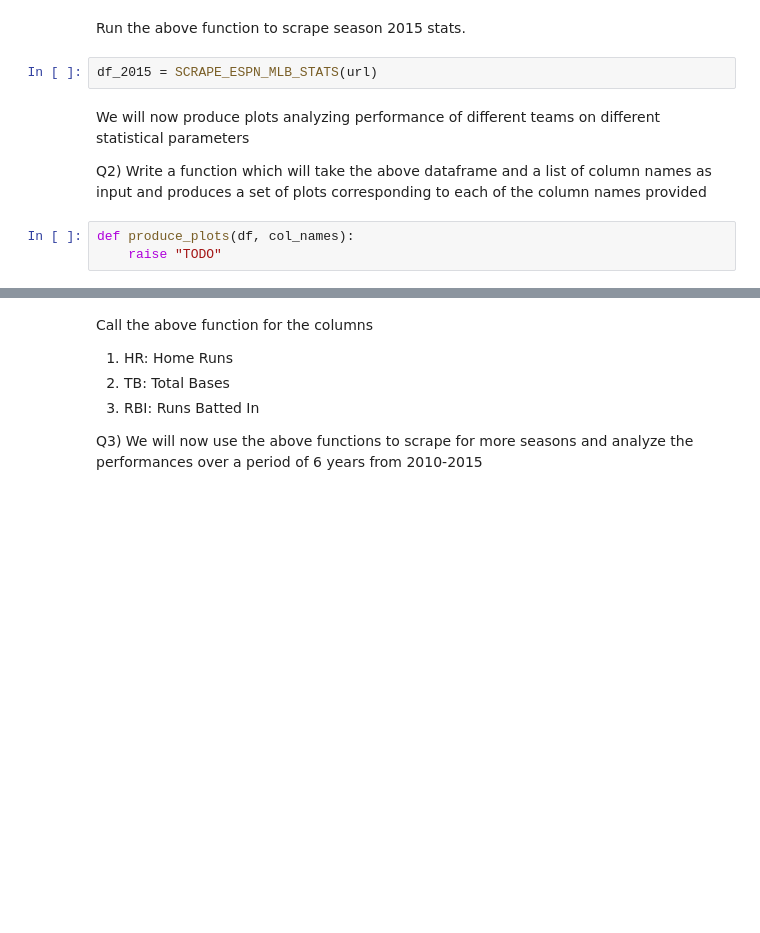
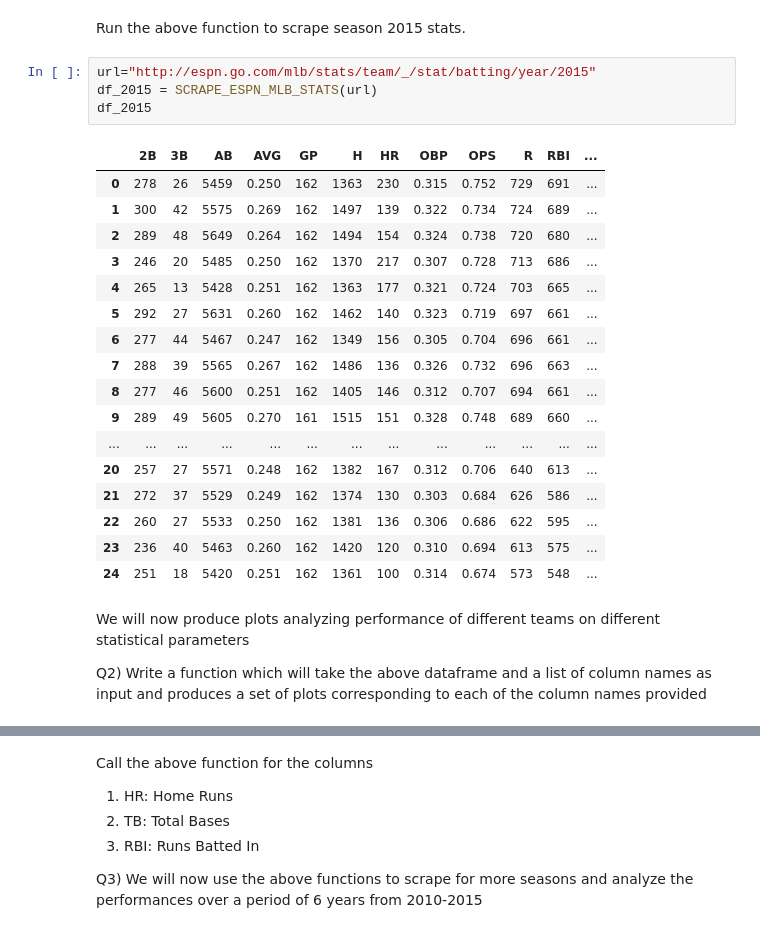
Before and after one commit to afcarl/2015-rriopell, a Jupyter notebook: DSE200/day_5_mining_the_Social_web/exercises/Scraping_Exercise_1.ipynb, the cells around one changed output, grey strips where cells are left out. Drawn from its saved outputs; the diff is of its cells as text; blank space fills up the shorter version.

```diff
--- a/DSE200/day_5_mining_the_Social_web/exercises/Scraping_Exercise_1.ipynb
+++ b/DSE200/day_5_mining_the_Social_web/exercises/Scraping_Exercise_1.ipynb
@@ -126,11 +174,28 @@ def SCRAPE_ESPN_MLB_STATS(url):
 # %% [markdown]
 Run the above function to scrape season 2015 stats.
-# %%
-df_2015 = SCRAPE_ESPN_MLB_STATS(url)
+# %%
+url="http://espn.go.com/mlb/stats/team/_/stat/batting/year/2015"
+df_2015 = SCRAPE_ESPN_MLB_STATS(url)
+df_2015
+# %% [output]
+|  | 2B | 3B | AB | AVG | GP | H | HR | OBP | OPS | R | RBI | ... |
+| 0 | 278 | 26 | 5459 | 0.250 | 162 | 1363 | 230 | 0.315 | 0.752 | 729 | 691 | ... |
+| 1 | 300 | 42 | 5575 | 0.269 | 162 | 1497 | 139 | 0.322 | 0.734 | 724 | 689 | ... |
+| 2 | 289 | 48 | 5649 | 0.264 | 162 | 1494 | 154 | 0.324 | 0.738 | 720 | 680 | ... |
+| 3 | 246 | 20 | 5485 | 0.250 | 162 | 1370 | 217 | 0.307 | 0.728 | 713 | 686 | ... |
+| 4 | 265 | 13 | 5428 | 0.251 | 162 | 1363 | 177 | 0.321 | 0.724 | 703 | 665 | ... |
+| 5 | 292 | 27 | 5631 | 0.260 | 162 | 1462 | 140 | 0.323 | 0.719 | 697 | 661 | ... |
+| 6 | 277 | 44 | 5467 | 0.247 | 162 | 1349 | 156 | 0.305 | 0.704 | 696 | 661 | ... |
+| 7 | 288 | 39 | 5565 | 0.267 | 162 | 1486 | 136 | 0.326 | 0.732 | 696 | 663 | ... |
+| 8 | 277 | 46 | 5600 | 0.251 | 162 | 1405 | 146 | 0.312 | 0.707 | 694 | 661 | ... |
+| 9 | 289 | 49 | 5605 | 0.270 | 161 | 1515 | 151 | 0.328 | 0.748 | 689 | 660 | ... |
+| ... | ... | ... | ... | ... | ... | ... | ... | ... | ... | ... | ... | ... |
+| 20 | 257 | 27 | 5571 | 0.248 | 162 | 1382 | 167 | 0.312 | 0.706 | 640 | 613 | ... |
+| 21 | 272 | 37 | 5529 | 0.249 | 162 | 1374 | 130 | 0.303 | 0.684 | 626 | 586 | ... |
+| 22 | 260 | 27 | 5533 | 0.250 | 162 | 1381 | 136 | 0.306 | 0.686 | 622 | 595 | ... |
+| 23 | 236 | 40 | 5463 | 0.260 | 162 | 1420 | 120 | 0.310 | 0.694 | 613 | 575 | ... |
+| 24 | 251 | 18 | 5420 | 0.251 | 162 | 1361 | 100 | 0.314 | 0.674 | 573 | 548 | ... |
 # %% [markdown]
 We will now produce plots analyzing performance of different teams on different statistical parameters
 
 Q2) Write a function which will take the above dataframe and a list of column names as input and produces a set of plots corresponding to each of the column names provided
-# %%
-def produce_plots(df, col_names):
-    raise "TODO"
```
Also changed, not shown: parts of 12 cells of this notebook, 2 other files.
